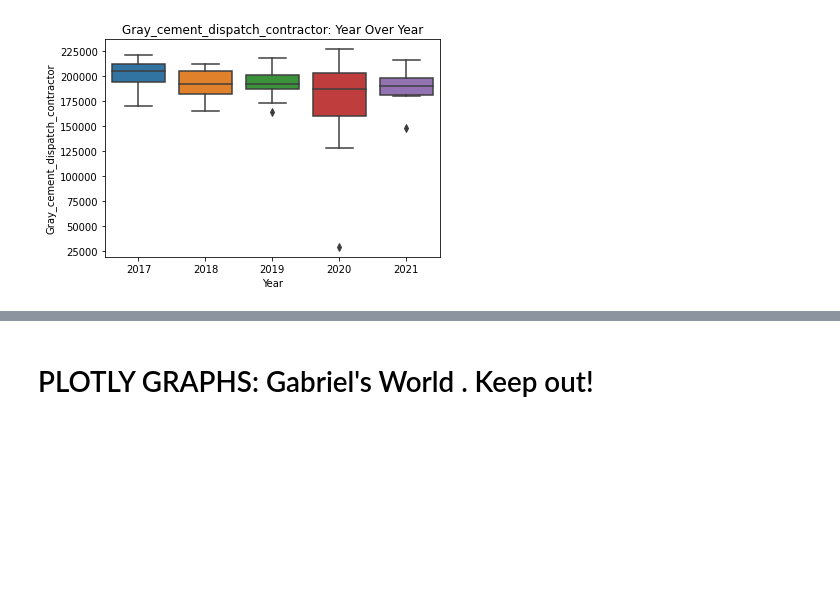
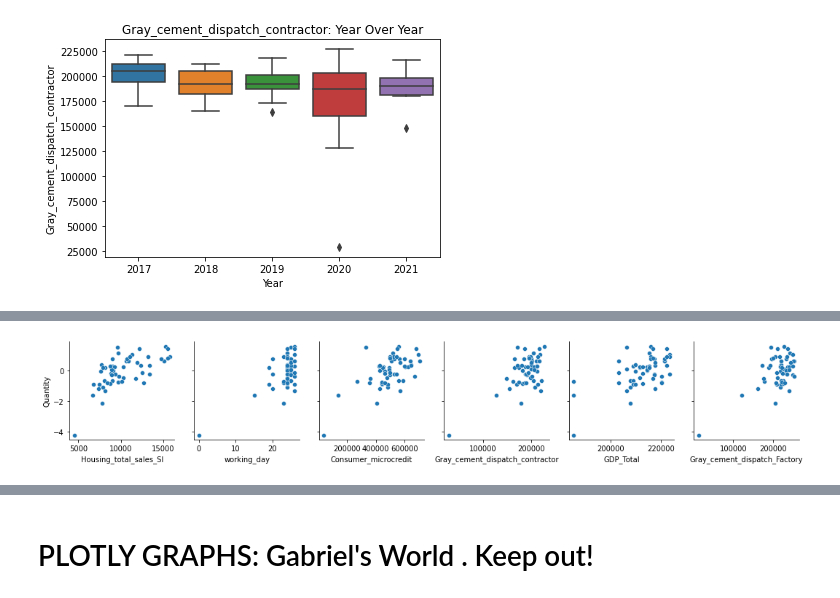
Before and after one commit to JF11579/Adelphi, a Jupyter notebook: Sprint_2_Group.ipynb, the cells around one changed output, grey strips where cells are left out. Saved outputs shown, nothing was run; the diff lists cells and outputs as text; code cells hidden in the pictures; blank space fills up the shorter version.

```diff
--- a/Sprint_2_Group.ipynb
+++ b/Sprint_2_Group.ipynb
@@ -478,0 +614,8 @@ ax = sns.boxplot(x="Month", y="Gray_cement_dispatch_contractor", data= Boxplot_d
+# %%
+pp = sns.pairplot(data=Porc_Op,
+                  y_vars=['Quantity'],
+                  x_vars=['Housing_total_sales_SI', 'working_day', 'Consumer_microcredit','Gray_cement_dispatch_contractor',
+
+                          'GDP_Total','Gray_cement_dispatch_Factory',])
+# %% [output]
+[figure, added]
```
Also changed, not shown: parts of 57 cells of this notebook.
